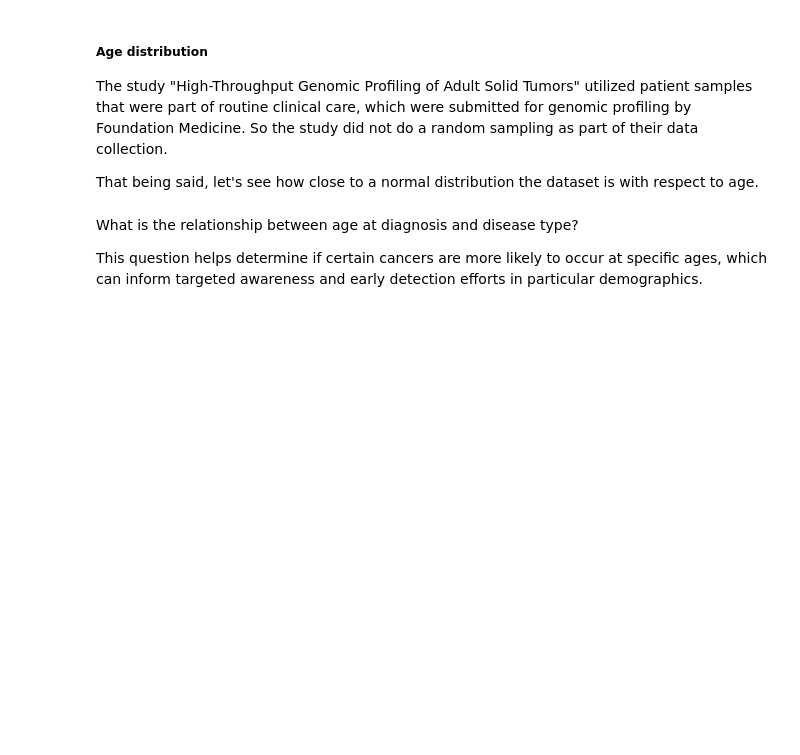
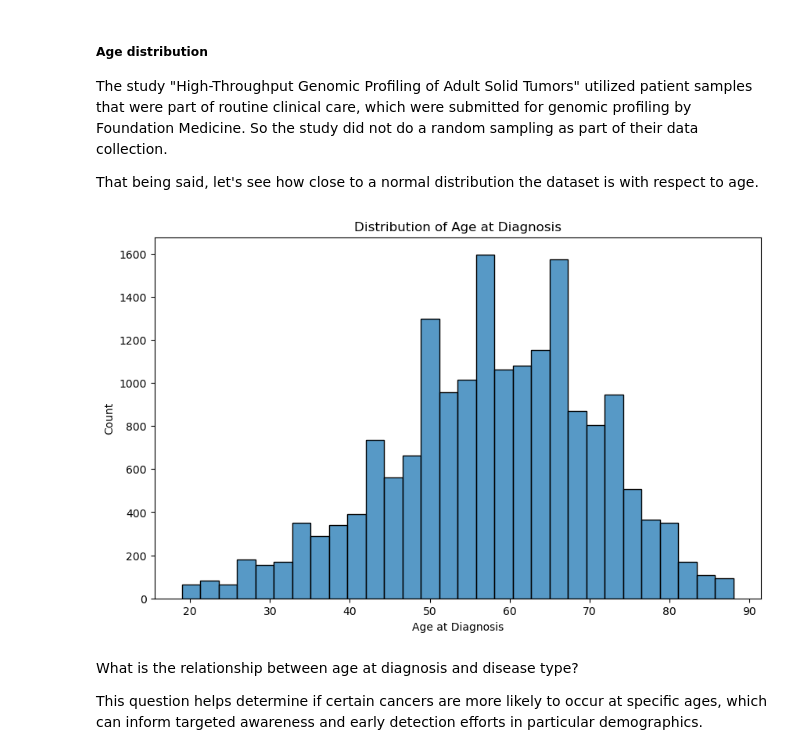
Before and after one commit to Internet2/class-workshop-researchdev-copilot, a Jupyter notebook: 01-cancer-data-analysis/completed-notebooks/fm-ad-notebook-visualization-COMPLETED.ipynb, the cells around one changed output. Cells and saved outputs as stored; diff of their text form; code cells hidden in the pictures; blank space fills up the shorter version.

```diff
--- a/01-cancer-data-analysis/completed-notebooks/fm-ad-notebook-visualization-COMPLETED.ipynb
+++ b/01-cancer-data-analysis/completed-notebooks/fm-ad-notebook-visualization-COMPLETED.ipynb
@@ -146,3 +169,13 @@ That being said, let's see how close to a normal distribution the dataset is wit
+# %%
+# show distribution of diagnoses.age_at_diagnosis_years
+plt.figure(figsize=(10, 6))
+sns.histplot(data=df, x='diagnoses.age_at_diagnosis_years', bins=30)
+plt.title('Distribution of Age at Diagnosis')
+plt.xlabel('Age at Diagnosis')
+plt.ylabel('Count')
+plt.show()
+# %% [output]
+[figure, added]
 # %% [markdown]
 What is the relationship between age at diagnosis and disease type?
 
```
Also changed, not shown: parts of 8 cells of this notebook.
